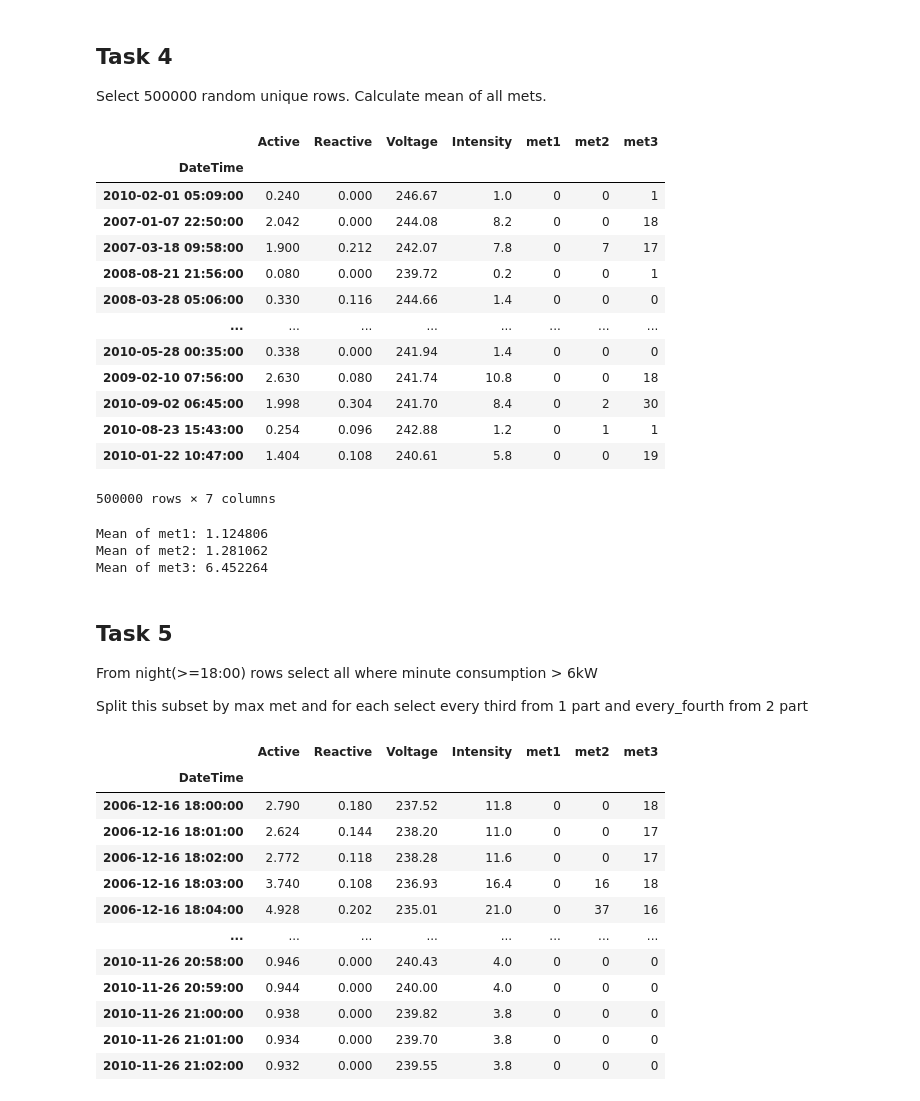
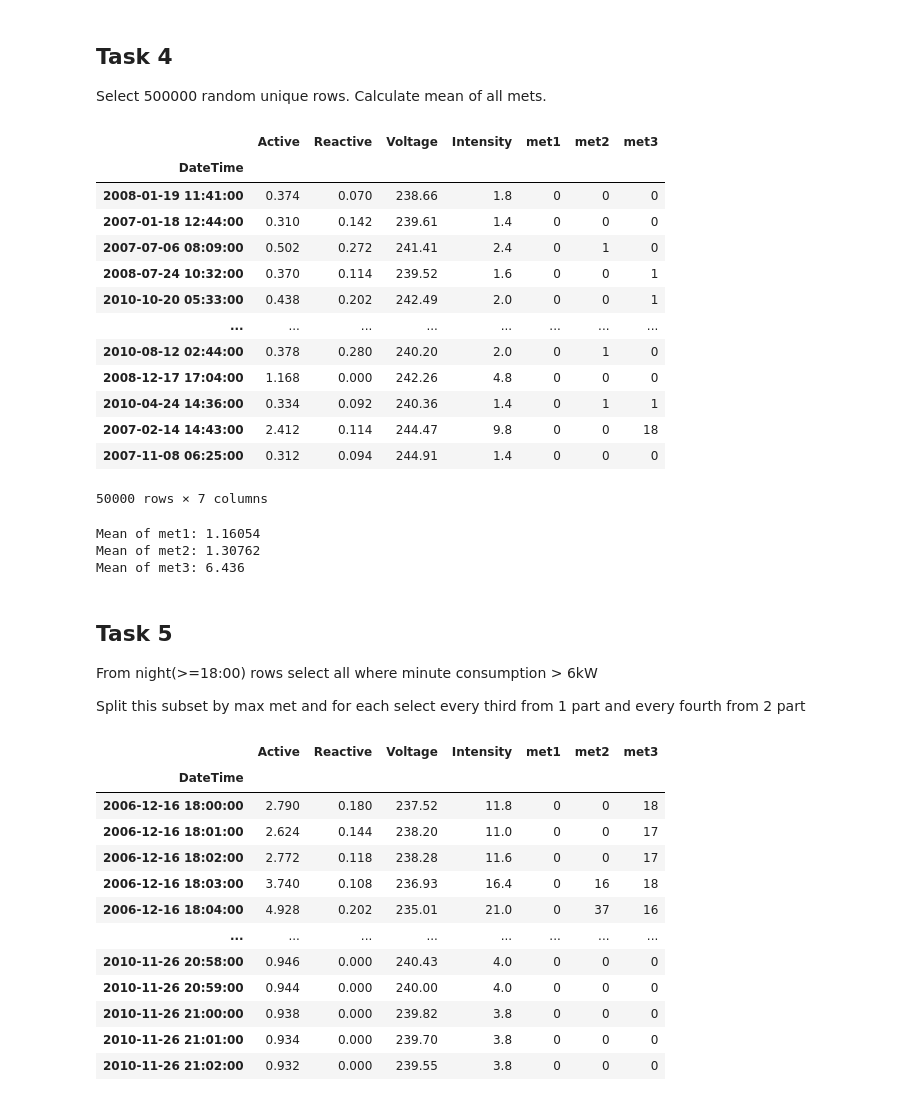
Before and after one commit to ShkalikovOleh/Labs, a Jupyter notebook: Data Science/Household power consumption/HPC.pandas.ipynb, the cells around one changed output. Saved outputs shown, nothing was run; the diff lists cells and outputs as text; code cells hidden in the pictures.

Commit message:
Replace numpy to pandas impl

```diff
--- a/Data Science/Household power consumption/HPC.pandas.ipynb
+++ b/Data Science/Household power consumption/HPC.pandas.ipynb
@@ -197,25 +197,24 @@ i_subset[i_subset['met2'] > i_subset['met3']]
 # %% [markdown]
 ## Task 4
 Select 500000 random unique rows. Calculate mean of all mets.
-# %%
-rnd_row_index = np.random.choice(power.index, 500000, replace=False)
-rnd_subset = power.loc[rnd_row_index]
-rnd_subset
-# %% [output]
-|  | Active | Reactive | Voltage | Intensity | met1 | met2 | met3 |
-| DateTime |  |  |  |  |  |  |  |
-| 2010-02-01 05:09:00 | 0.240 | 0.000 | 246.67 | 1.0 | 0 | 0 | 1 |
-| 2007-01-07 22:50:00 | 2.042 | 0.000 | 244.08 | 8.2 | 0 | 0 | 18 |
-| 2007-03-18 09:58:00 | 1.900 | 0.212 | 242.07 | 7.8 | 0 | 7 | 17 |
-| 2008-08-21 21:56:00 | 0.080 | 0.000 | 239.72 | 0.2 | 0 | 0 | 1 |
-| 2008-03-28 05:06:00 | 0.330 | 0.116 | 244.66 | 1.4 | 0 | 0 | 0 |
-| ... | ... | ... | ... | ... | ... | ... | ... |
-| 2010-05-28 00:35:00 | 0.338 | 0.000 | 241.94 | 1.4 | 0 | 0 | 0 |
-| 2009-02-10 07:56:00 | 2.630 | 0.080 | 241.74 | 10.8 | 0 | 0 | 18 |
-| 2010-09-02 06:45:00 | 1.998 | 0.304 | 241.70 | 8.4 | 0 | 2 | 30 |
-| 2010-08-23 15:43:00 | 0.254 | 0.096 | 242.88 | 1.2 | 0 | 1 | 1 |
-| 2010-01-22 10:47:00 | 1.404 | 0.108 | 240.61 | 5.8 | 0 | 0 | 19 |
-500000 rows × 7 columns
+# %%
+rnd_subset = power.sample(50000)
+rnd_subset
+# %% [output]
+|  | Active | Reactive | Voltage | Intensity | met1 | met2 | met3 |
+| DateTime |  |  |  |  |  |  |  |
+| 2008-01-19 11:41:00 | 0.374 | 0.070 | 238.66 | 1.8 | 0 | 0 | 0 |
+| 2007-01-18 12:44:00 | 0.310 | 0.142 | 239.61 | 1.4 | 0 | 0 | 0 |
+| 2007-07-06 08:09:00 | 0.502 | 0.272 | 241.41 | 2.4 | 0 | 1 | 0 |
+| 2008-07-24 10:32:00 | 0.370 | 0.114 | 239.52 | 1.6 | 0 | 0 | 1 |
+| 2010-10-20 05:33:00 | 0.438 | 0.202 | 242.49 | 2.0 | 0 | 0 | 1 |
+| ... | ... | ... | ... | ... | ... | ... | ... |
+| 2010-08-12 02:44:00 | 0.378 | 0.280 | 240.20 | 2.0 | 0 | 1 | 0 |
+| 2008-12-17 17:04:00 | 1.168 | 0.000 | 242.26 | 4.8 | 0 | 0 | 0 |
+| 2010-04-24 14:36:00 | 0.334 | 0.092 | 240.36 | 1.4 | 0 | 1 | 1 |
+| 2007-02-14 14:43:00 | 2.412 | 0.114 | 244.47 | 9.8 | 0 | 0 | 18 |
+| 2007-11-08 06:25:00 | 0.312 | 0.094 | 244.91 | 1.4 | 0 | 0 | 0 |
+50000 rows × 7 columns
 # %%
 def print_mean(df : pd.DataFrame, column : str):
     mean = df[column].mean()
@@ -225,14 +224,14 @@ print_mean(rnd_subset, 'met1')
 print_mean(rnd_subset, 'met2')
 print_mean(rnd_subset, 'met3')
 # %% [output]
-Mean of met1: 1.124806
-Mean of met2: 1.281062
-Mean of met3: 6.452264
+Mean of met1: 1.16054
+Mean of met2: 1.30762
+Mean of met3: 6.436
 # %% [markdown]
 ## Task 5
 From night(>=18:00) rows select all where minute consumption > 6kW
 
-Split this subset by max met and for each select every third from 1 part and every_fourth from 2 part
+Split this subset by max met and for each select every third from 1 part and every fourth from 2 part
 # %%
 nigth_subset = power[power.index.hour >= 18]
 nigth_subset
```
Also changed, not shown: parts of 6 cells of this notebook.
